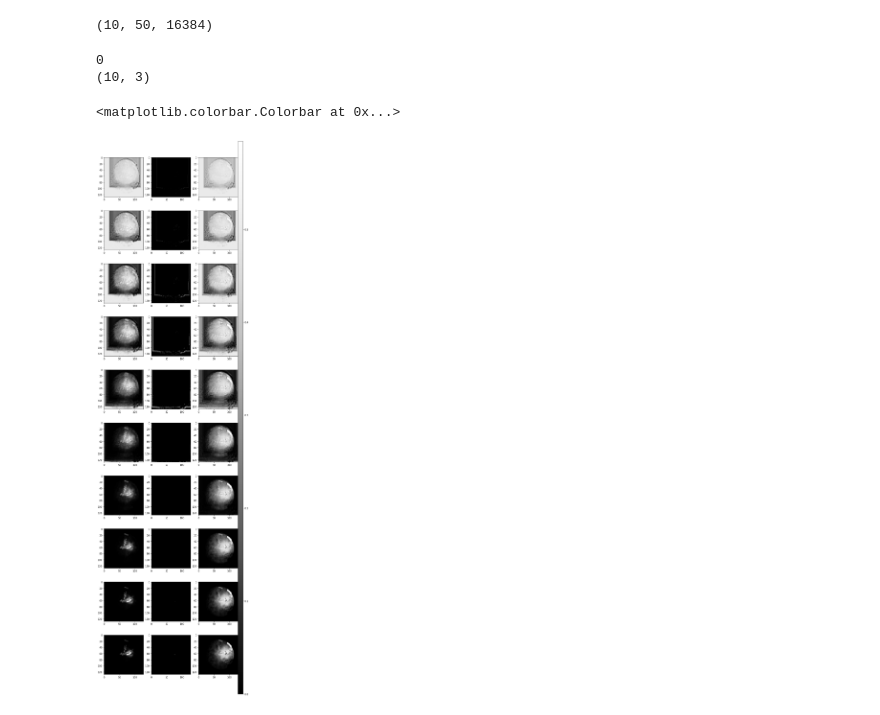
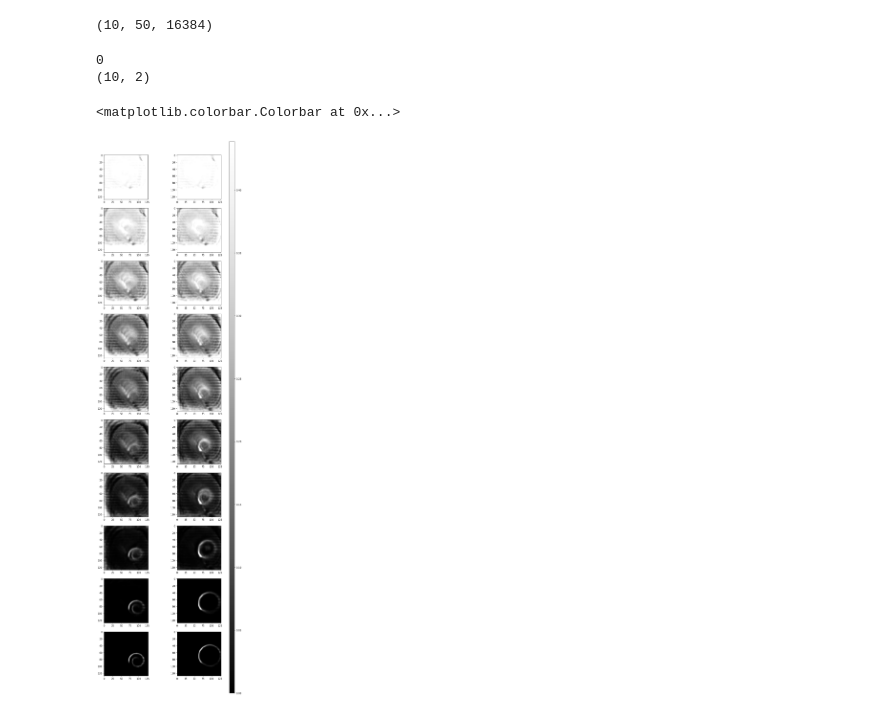
Before and after one commit to ATTPC/VAE-event-classification, a Jupyter notebook: notebooks/draw_model.ipynb, the cells around one changed output. Cells and saved outputs as stored; diff of their text form; code cells hidden in the pictures.

Commit message:
simulated samples

```diff
--- a/notebooks/draw_model.ipynb
+++ b/notebooks/draw_model.ipynb
@@ -2,7 +2,7 @@
 import numpy as np
 import matplotlib.pyplot as plt
 # %%
-d_fn = "./../drawing/canvasses.npy"
+d_fn = "./../drawing/simulated/canvasses.npy"
 
 def sigmoid(x):
     return 1/(1 +np.exp(-x))
@@ -14,36 +14,32 @@ drawings.shape
 (10, 50, 16384)
 # %%
 T = drawings.shape[0]
-n_plots = 3
+n_plots = 2
 which = 0
 ref = 4
 
-print(which)
 vmax = np.max(drawings[T-1][which])
 vmin = np.min(drawings[T-1][which])
 
 fig, ax = plt.subplots(nrows=T, ncols=n_plots, figsize=(10, 40) )
-print(ax.shape)
 
 for t in range(T):
     ao = ax[t]
     w = which
     normal = drawings[t][w].reshape((128, 128)) #- drawings[0][w].reshape((128, 128))
-    delta = drawings[t][w].reshape((128, 128)) - drawings[t][ref].reshape((128, 128))
     reference = drawings[t][ref].reshape((128, 128))
 
     ao[0].imshow(normal, vmin=vmin, vmax=vmax, cmap="Greys_r")
-    im = ao[2].imshow(reference, vmin=vmin, vmax=vmax, cmap="Greys_r")
-    ao[1].imshow(delta, vmin=vmin, vmax=vmax, cmap="Greys_r")
+    im = ao[1].imshow(reference, vmin=vmin, vmax=vmax, cmap="Greys_r")
     #print(t, np.max(normal), np.min(normal), np.average(normal), np.std(normal))
 
 cax = fig.add_axes([0.9, 0.1, 0.03, 0.8])
 fig.colorbar(im, cax=cax)
 # %% [output]
 0
-(10, 3)
+(10, 2)
 <matplotlib.colorbar.Colorbar at 0x...>
-[figure, old version]
+[figure, new version]
 # %%
 batch_size = drawings.shape[1]
 
```
Also changed, not shown: parts of 3 cells of this notebook, 3 other files.
